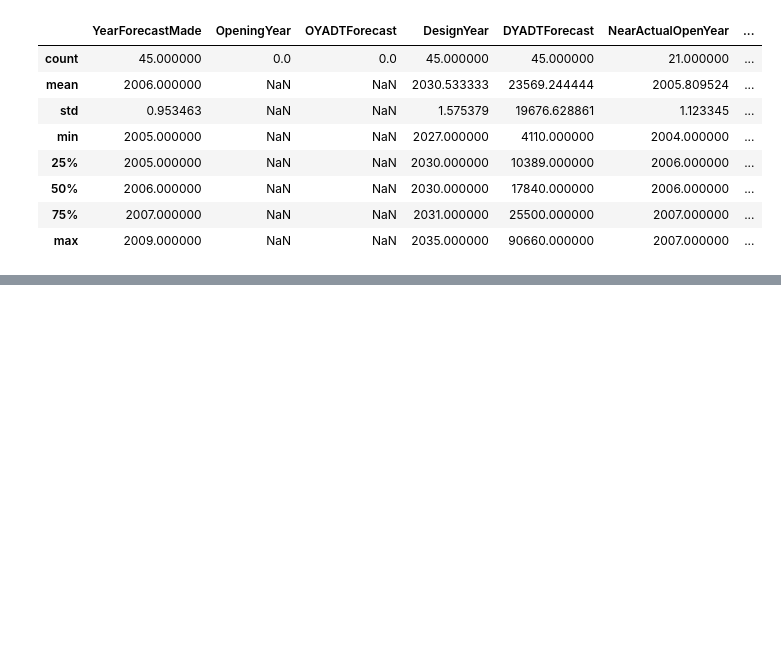
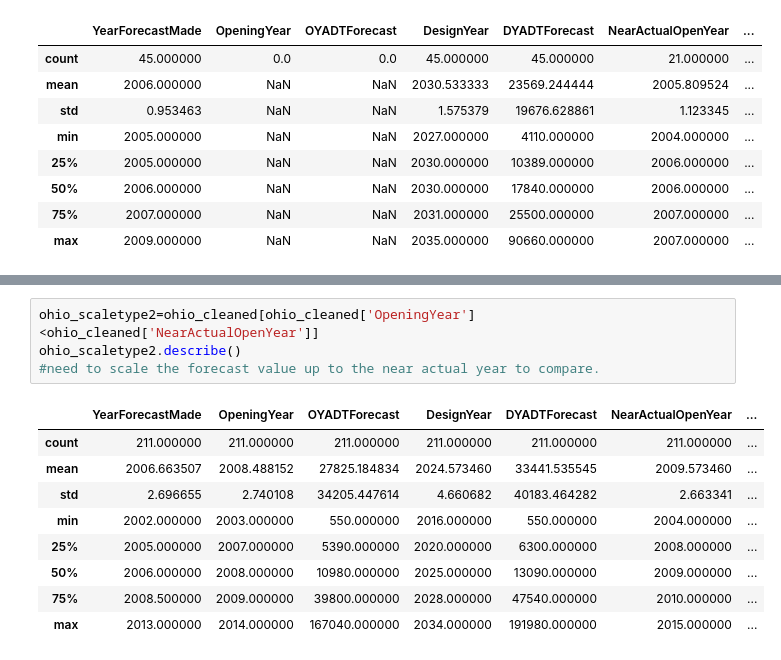
Before and after one commit to jawadmhoque/accuracy-assessment, a Jupyter notebook: Ohio Dataset Cleanup.ipynb, the cells around one changed output, grey strips where cells are left out. Drawn from its saved outputs; the diff is of its cells as text; blank space fills up the shorter version.

```diff
--- a/Ohio Dataset Cleanup.ipynb
+++ b/Ohio Dataset Cleanup.ipynb
@@ -80,0 +117,14 @@ ohio_completion=ohio_completion.assign(DiffYear2=ohio_completion['OpeningYear']-
+# %%
+ohio_scaletype2=ohio_cleaned[ohio_cleaned['OpeningYear']<ohio_cleaned['NearActualOpenYear']]
+ohio_scaletype2.describe()
+#need to scale the forecast value up to the near actual year to compare.
+# %% [output]
+|  | YearForecastMade | OpeningYear | OYADTForecast | DesignYear | DYADTForecast | NearActualOpenYear | ... |
+| count | 211.000000 | 211.000000 | 211.000000 | 211.000000 | 211.000000 | 211.000000 | ... |
+| mean | 2006.663507 | 2008.488152 | 27825.184834 | 2024.573460 | 33441.535545 | 2009.573460 | ... |
+| std | 2.696655 | 2.740108 | 34205.447614 | 4.660682 | 40183.464282 | 2.663341 | ... |
+| min | 2002.000000 | 2003.000000 | 550.000000 | 2016.000000 | 550.000000 | 2004.000000 | ... |
+| 25% | 2005.000000 | 2007.000000 | 5390.000000 | 2020.000000 | 6300.000000 | 2008.000000 | ... |
+| 50% | 2006.000000 | 2008.000000 | 10980.000000 | 2025.000000 | 13090.000000 | 2009.000000 | ... |
+| 75% | 2008.500000 | 2009.000000 | 39800.000000 | 2028.000000 | 47540.000000 | 2010.000000 | ... |
+| max | 2013.000000 | 2014.000000 | 167040.000000 | 2034.000000 | 191980.000000 | 2015.000000 | ... |
```
Also changed, not shown: parts of 13 cells of this notebook.
